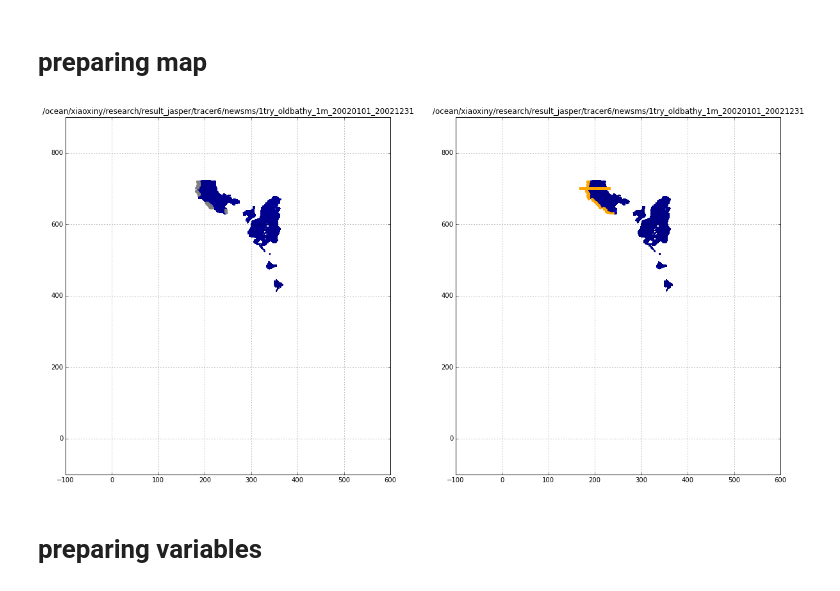
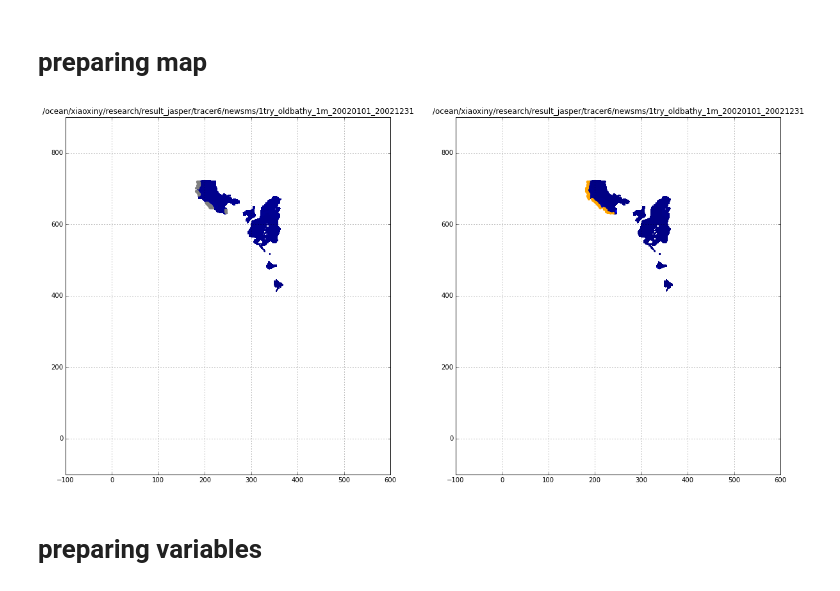
Before and after one commit to UBC-MOAD/analysis-cindy, a Jupyter notebook: notebooks/ANHA4-result/Add_bbc_for_tracers/Investigate_bottom_layers.ipynb, the cells around one changed output. Cells and saved outputs as stored; diff of their text form; code cells hidden in the pictures.

```diff
--- a/notebooks/ANHA4-result/Add_bbc_for_tracers/Investigate_bottom_layers.ipynb
+++ b/notebooks/ANHA4-result/Add_bbc_for_tracers/Investigate_bottom_layers.ipynb
@@ -35,36 +35,36 @@ for k in range (1):
         for j in range (len(TR_7[0,0,:])):
             if TR_7[timestep,i,j]>1:
                 ii.append(i)
                 jj.append(j)
 
     ax = fig.add_subplot(1,2,1)
     plt.pcolor(TR_7[timestep,:,:])
     plt.scatter(jj,ii,color='grey',s=10)
     plt.title('%s'%nc_filename[k][0:-10])
     plt.grid(True)
 
 
     ii=[];jj=[];
     timestep=-1
     for i in range (630,720):
         for j in range (len(TR_7[0,0,:])):
             if TR_7[timestep,i,j]>0:
                 ii.append(i)
                 jj.append(j)
                 break
 
     ax = fig.add_subplot(1,2,2)
     plt.pcolor(TR_7[timestep,:,:])
     #plt.colorbar()
     plt.scatter(jj,ii,color='orange',s=10)
-    ii=[700,700];jj=[170,230]
-    plt.plot(jj,ii,color='orange',linewidth=5)
+    #ii=[700,700];jj=[170,230]
+    #plt.plot(jj,ii,color='orange',linewidth=5)
     plt.title('%s'%nc_filename[k][0:-10])
     plt.grid(True)
 
 plt.show()
 # %% [output]
-[figure, old version]
+[figure, new version]
 # %% [markdown]
 #  preparing variables
 # %%
```
Also changed, not shown: parts of 1 cell of this notebook.
